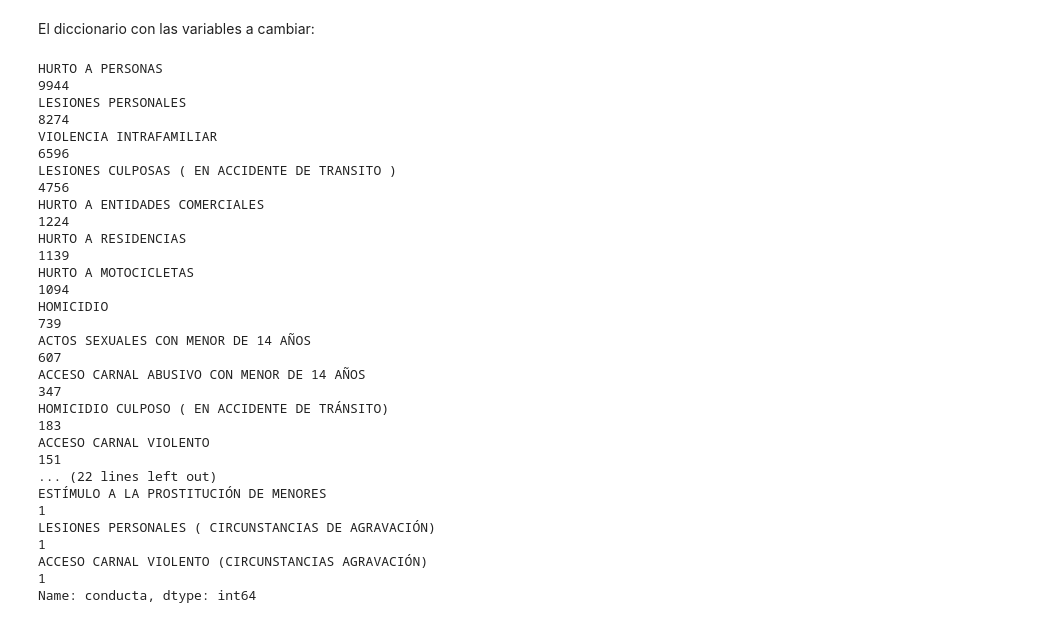
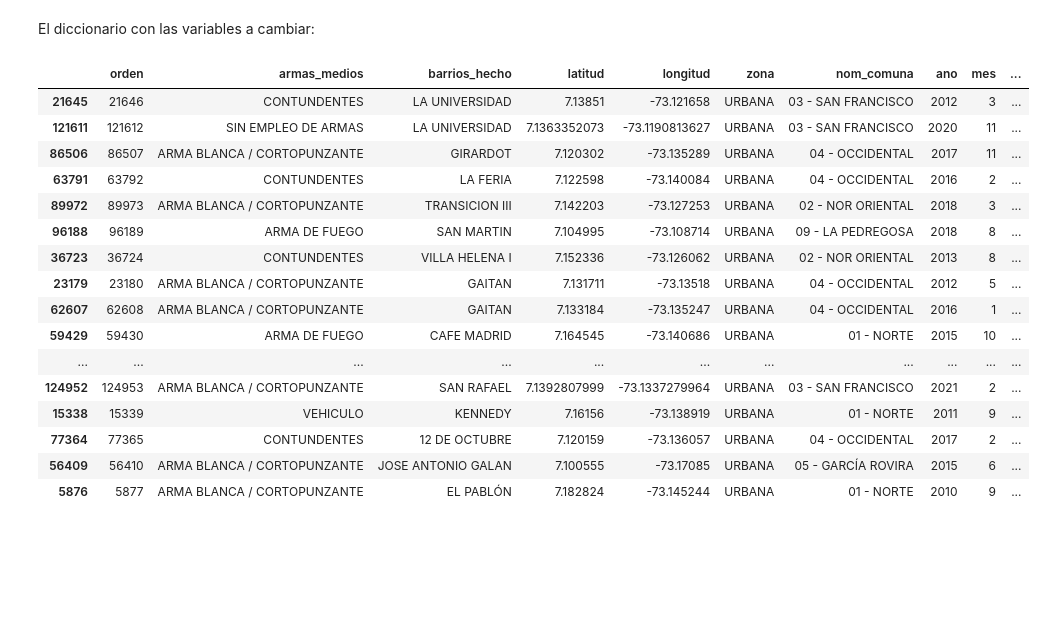
Before and after one commit to Joaron4/team211_bucaramanga, a Jupyter notebook: delitos_by_neighborhood.ipynb, the cells around one changed output. Saved outputs shown, nothing was run; the diff lists cells and outputs as text; code cells hidden in the pictures; blank space fills up the shorter version.

```diff
--- a/delitos_by_neighborhood.ipynb
+++ b/delitos_by_neighborhood.ipynb
@@ -138,4 +141,24 @@ barrios_cambiar = {
 delitos["barrios_hecho"] = delitos["barrios_hecho"].replace(barrios_cambiar)
 # %%
 delitos = delitos[delitos["barrios_hecho"].isin(barrios_alertatemprana)]
+# %%
+delitos.sample(20)
+# %% [output]
+|  | orden | armas_medios | barrios_hecho | latitud | longitud | zona | nom_comuna | ano | mes | ... |
+| 21645 | 21646 | CONTUNDENTES | LA UNIVERSIDAD | 7.13851 | -73.121658 | URBANA | 03 - SAN FRANCISCO | 2012 | 3 | ... |
+| 121611 | 121612 | SIN EMPLEO DE ARMAS | LA UNIVERSIDAD | 7.1363352073 | -73.1190813627 | URBANA | 03 - SAN FRANCISCO | 2020 | 11 | ... |
+| 86506 | 86507 | ARMA BLANCA / CORTOPUNZANTE | GIRARDOT | 7.120302 | -73.135289 | URBANA | 04 - OCCIDENTAL | 2017 | 11 | ... |
+| 63791 | 63792 | CONTUNDENTES | LA FERIA | 7.122598 | -73.140084 | URBANA | 04 - OCCIDENTAL | 2016 | 2 | ... |
+| 89972 | 89973 | ARMA BLANCA / CORTOPUNZANTE | TRANSICION III | 7.142203 | -73.127253 | URBANA | 02 - NOR ORIENTAL | 2018 | 3 | ... |
+| 96188 | 96189 | ARMA DE FUEGO | SAN MARTIN | 7.104995 | -73.108714 | URBANA | 09 - LA PEDREGOSA | 2018 | 8 | ... |
+| 36723 | 36724 | CONTUNDENTES | VILLA HELENA I | 7.152336 | -73.126062 | URBANA | 02 - NOR ORIENTAL | 2013 | 8 | ... |
+| 23179 | 23180 | ARMA BLANCA / CORTOPUNZANTE | GAITAN | 7.131711 | -73.13518 | URBANA | 04 - OCCIDENTAL | 2012 | 5 | ... |
+| 62607 | 62608 | ARMA BLANCA / CORTOPUNZANTE | GAITAN | 7.133184 | -73.135247 | URBANA | 04 - OCCIDENTAL | 2016 | 1 | ... |
+| 59429 | 59430 | ARMA DE FUEGO | CAFE MADRID | 7.164545 | -73.140686 | URBANA | 01 - NORTE | 2015 | 10 | ... |
+| ... | ... | ... | ... | ... | ... | ... | ... | ... | ... | ... |
+| 124952 | 124953 | ARMA BLANCA / CORTOPUNZANTE | SAN RAFAEL | 7.1392807999 | -73.1337279964 | URBANA | 03 - SAN FRANCISCO | 2021 | 2 | ... |
+| 15338 | 15339 | VEHICULO | KENNEDY | 7.16156 | -73.138919 | URBANA | 01 - NORTE | 2011 | 9 | ... |
+| 77364 | 77365 | CONTUNDENTES | 12 DE OCTUBRE | 7.120159 | -73.136057 | URBANA | 04 - OCCIDENTAL | 2017 | 2 | ... |
+| 56409 | 56410 | ARMA BLANCA / CORTOPUNZANTE | JOSE ANTONIO GALAN | 7.100555 | -73.17085 | URBANA | 05 - GARCÍA ROVIRA | 2015 | 6 | ... |
+| 5876 | 5877 | ARMA BLANCA / CORTOPUNZANTE | EL PABLÓN | 7.182824 | -73.145244 | URBANA | 01 - NORTE | 2010 | 9 | ... |
 # %%
@@ -173,20 +166,0 @@ delitos_fatales = delitos[delitos["clasificaciones delito"]=="Lesiones fatales"]
-# %%
-delitos["conducta"].value_counts()
-# %% [output]
-HURTO A PERSONAS                                                                                   9944
-LESIONES PERSONALES                                                                                8274
-VIOLENCIA INTRAFAMILIAR                                                                            6596
-LESIONES CULPOSAS ( EN ACCIDENTE DE TRANSITO )                                                     4756
-HURTO A ENTIDADES COMERCIALES                                                                      1224
-HURTO A RESIDENCIAS                                                                                1139
-HURTO A MOTOCICLETAS                                                                               1094
-HOMICIDIO                                                                                           739
-ACTOS SEXUALES CON MENOR DE 14 AÑOS                                                                 607
-ACCESO CARNAL ABUSIVO CON MENOR DE 14 AÑOS                                                          347
-HOMICIDIO CULPOSO ( EN ACCIDENTE DE TRÁNSITO)                                                       183
-ACCESO CARNAL VIOLENTO                                                                              151
-... (22 lines left out)
-ESTÍMULO A LA PROSTITUCIÓN DE MENORES                                                                 1
-LESIONES PERSONALES ( CIRCUNSTANCIAS DE AGRAVACIÓN)                                                   1
-ACCESO CARNAL VIOLENTO (CIRCUNSTANCIAS AGRAVACIÓN)                                                    1
-Name: conducta, dtype: int64
```
Also changed, not shown: parts of 15 cells of this notebook.
